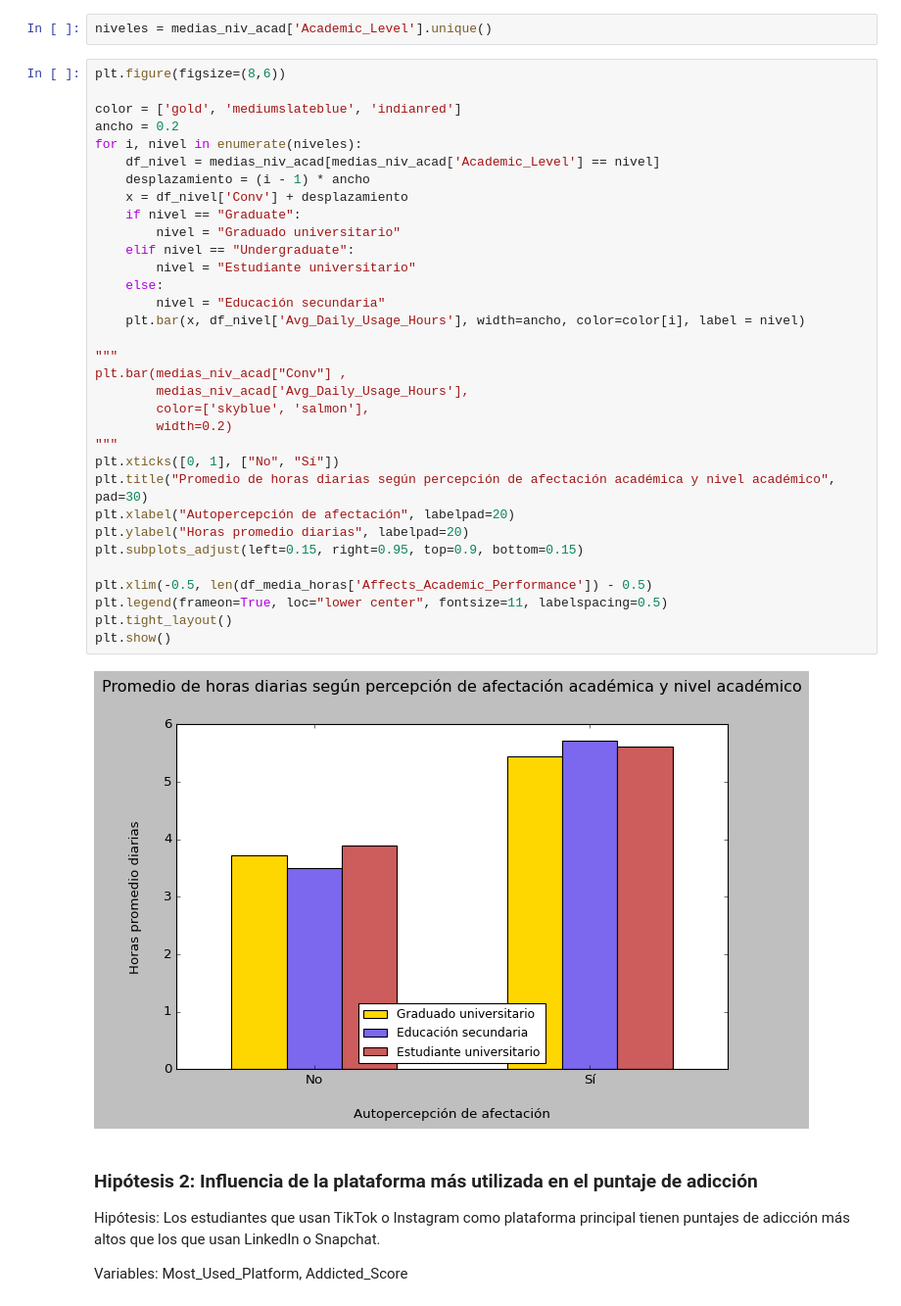
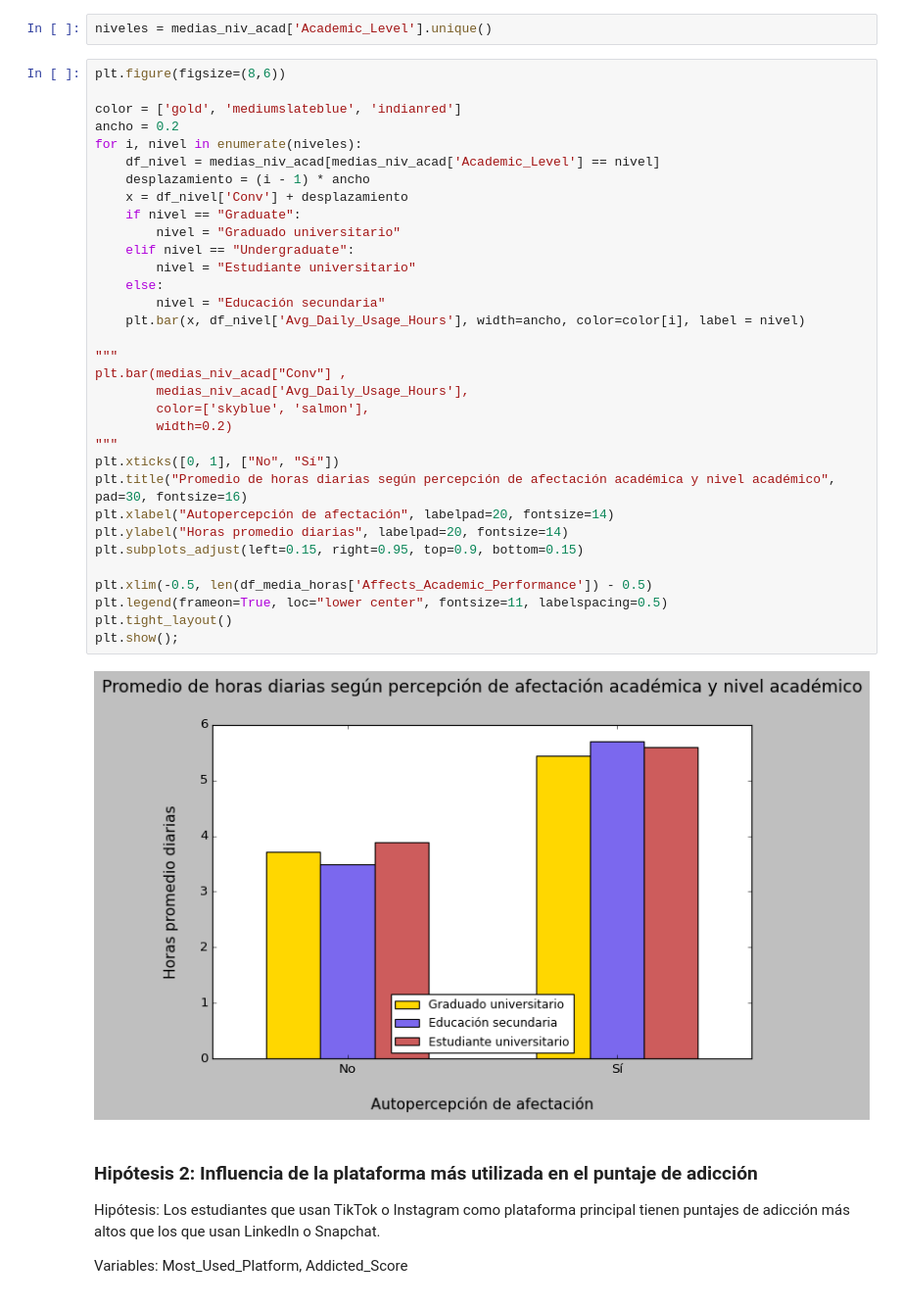
Before and after one commit to AGC79/eda_redes_sociales, a Jupyter notebook: EDA/0-Enunciado_EDA.ipynb, the cells around one changed output. Shown: that part at 98% size. Cells and saved outputs as stored; diff of their text form.

```diff
--- a/EDA/0-Enunciado_EDA.ipynb
+++ b/EDA/0-Enunciado_EDA.ipynb
@@ -727,38 +623,38 @@ niveles = medias_niv_acad['Academic_Level'].unique()
 # %%
 plt.figure(figsize=(8,6))
 
 color = ['gold', 'mediumslateblue', 'indianred']
 ancho = 0.2
 for i, nivel in enumerate(niveles):
     df_nivel = medias_niv_acad[medias_niv_acad['Academic_Level'] == nivel]
     desplazamiento = (i - 1) * ancho
     x = df_nivel['Conv'] + desplazamiento
     if nivel == "Graduate":
         nivel = "Graduado universitario"
     elif nivel == "Undergraduate":
         nivel = "Estudiante universitario"
     else:
         nivel = "Educación secundaria"
     plt.bar(x, df_nivel['Avg_Daily_Usage_Hours'], width=ancho, color=color[i], label = nivel)
 
 """
 plt.bar(medias_niv_acad["Conv"] ,
         medias_niv_acad['Avg_Daily_Usage_Hours'],
         color=['skyblue', 'salmon'],
         width=0.2)
 """
 plt.xticks([0, 1], ["No", "Sí"])
-plt.title("Promedio de horas diarias según percepción de afectación académica y nivel académico", pad=30)
-plt.xlabel("Autopercepción de afectación", labelpad=20)
-plt.ylabel("Horas promedio diarias", labelpad=20)
+plt.title("Promedio de horas diarias según percepción de afectación académica y nivel académico", pad=30, fontsize=16)
+plt.xlabel("Autopercepción de afectación", labelpad=20, fontsize=14)
+plt.ylabel("Horas promedio diarias", labelpad=20, fontsize=14)
 plt.subplots_adjust(left=0.15, right=0.95, top=0.9, bottom=0.15)
 
 plt.xlim(-0.5, len(df_media_horas['Affects_Academic_Performance']) - 0.5)
 plt.legend(frameon=True, loc="lower center", fontsize=11, labelspacing=0.5)
 plt.tight_layout()
-plt.show()
+plt.show();
 # %% [output]
-[figure, old version]
+[figure, new version]
 # %% [markdown]
 ### Hipótesis 2: Influencia de la plataforma más utilizada en el puntaje de adicción
 
```
Also changed, not shown: parts of 16 cells of this notebook, 2 other files.
